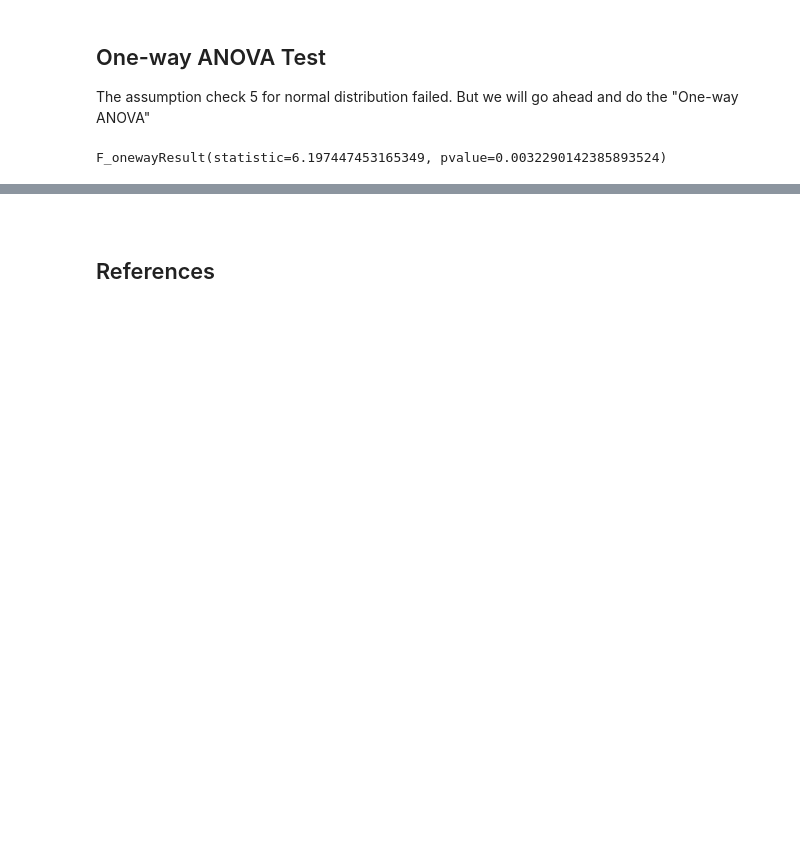
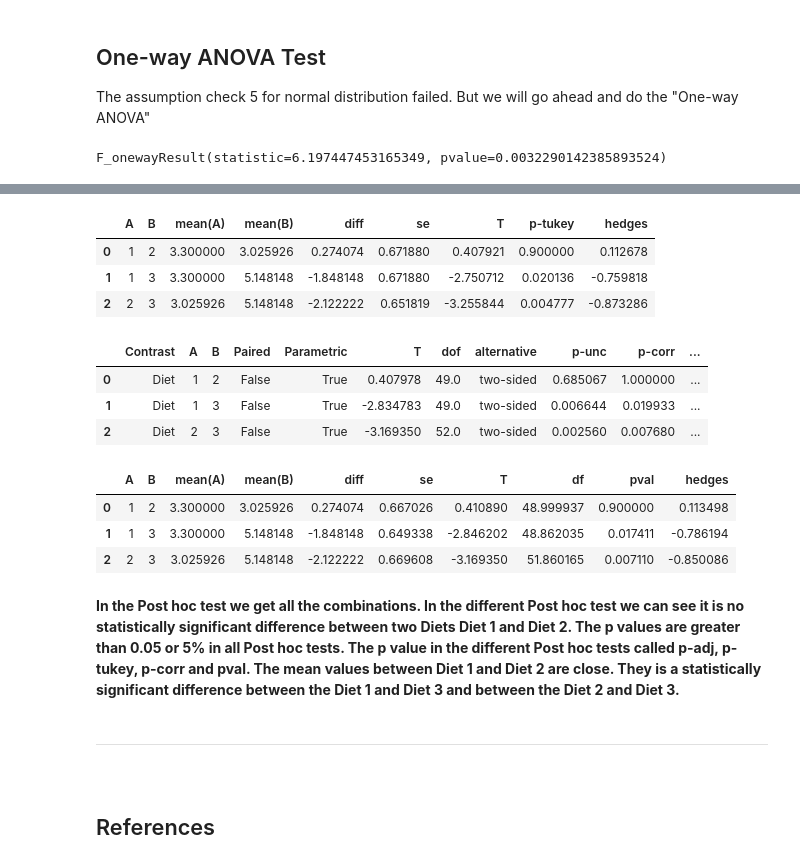
Before and after one commit to Silvio622/Machine-Learning-Scikit-Learn, a Jupyter notebook: scipy-stats.ipynb, the cells around one changed output, grey strips where cells are left out. Cells and saved outputs as stored; diff of their text form; code cells hidden in the pictures; blank space fills up the shorter version.

Commit message:
Add Post hoc test to scipy-stats notebook

```diff
--- a/scipy-stats.ipynb
+++ b/scipy-stats.ipynb
@@ -332,4 +238,0 @@ An investigation in data from the university of Sheffield for three different di
-# %%
-# read in data set
-dfdiet = pd.read_csv("https://www.sheffield.ac.uk/polopoly_fs/1.570199!/file/stcp-Rdataset-Diet.csv")
-dfdiet
@@ -589,3 +437,37 @@ TypeError: expected str, bytes or os.PathLike object, not DataFrame
+# %%
+# Pingouin Tukey Post hoc test
+# dependent variable "dfdiettype['Weigth Loss']", the nominal variable "dfdiettype['Diet']
+
+pg.pairwise_tukey(data=dfdiettype, dv='Weigth Loss', between='Diet')
+# %% [output]
+|  | A | B | mean(A) | mean(B) | diff | se | T | p-tukey | hedges |
+| 0 | 1 | 2 | 3.300000 | 3.025926 | 0.274074 | 0.671880 | 0.407921 | 0.900000 | 0.112678 |
+| 1 | 1 | 3 | 3.300000 | 5.148148 | -1.848148 | 0.671880 | -2.750712 | 0.020136 | -0.759818 |
+| 2 | 2 | 3 | 3.025926 | 5.148148 | -2.122222 | 0.651819 | -3.255844 | 0.004777 | -0.873286 |
+# %%
+# Pingouin Post hoc test with Bonferroni method
+# dependent variable "dv'Weigth Loss'", the nominal variable "between 'Diet'"
+
+pgptt(dv='Weigth Loss', between='Diet', padjust='bonf', data=dfdiettype, correction=False)
+# %% [output]
+|  | Contrast | A | B | Paired | Parametric | T | dof | alternative | p-unc | p-corr | ... |
+| 0 | Diet | 1 | 2 | False | True | 0.407978 | 49.0 | two-sided | 0.685067 | 1.000000 | ... |
+| 1 | Diet | 1 | 3 | False | True | -2.834783 | 49.0 | two-sided | 0.006644 | 0.019933 | ... |
+| 2 | Diet | 2 | 3 | False | True | -3.169350 | 52.0 | two-sided | 0.002560 | 0.007680 | ... |
+# %%
+# Pingouin Post hoc test with Games Howell procedure
+# dependent variable "dv'Weigth Loss'", the nominal variable "between 'Diet'"
+
+pg.pairwise_gameshowell(data=dfdiettype, dv='Weigth Loss', between='Diet')
+# %% [output]
+|  | A | B | mean(A) | mean(B) | diff | se | T | df | pval | hedges |
+| 0 | 1 | 2 | 3.300000 | 3.025926 | 0.274074 | 0.667026 | 0.410890 | 48.999937 | 0.900000 | 0.113498 |
+| 1 | 1 | 3 | 3.300000 | 5.148148 | -1.848148 | 0.649338 | -2.846202 | 48.862035 | 0.017411 | -0.786194 |
+| 2 | 2 | 3 | 3.025926 | 5.148148 | -2.122222 | 0.669608 | -3.169350 | 51.860165 | 0.007110 | -0.850086 |
+# %% [markdown]
+<b>In the Post hoc test we get all the combinations. In the different Post hoc test we can see it is no statistically significant difference between two Diets Diet 1 and Diet 2. The p values are greater than 0.05 or 5% in all Post hoc tests. The p value in the different Post hoc tests called p-adj, p-tukey, p-corr and pval. The mean values between Diet 1 and Diet 2 are close. They is a statistically significant difference between the Diet 1 and Diet 3 and between the Diet 2 and Diet 3.
+# %% [markdown]
+***
 # %% [markdown]
 <br>
 
```
Also changed, not shown: parts of 58 cells of this notebook, 1 other file.
